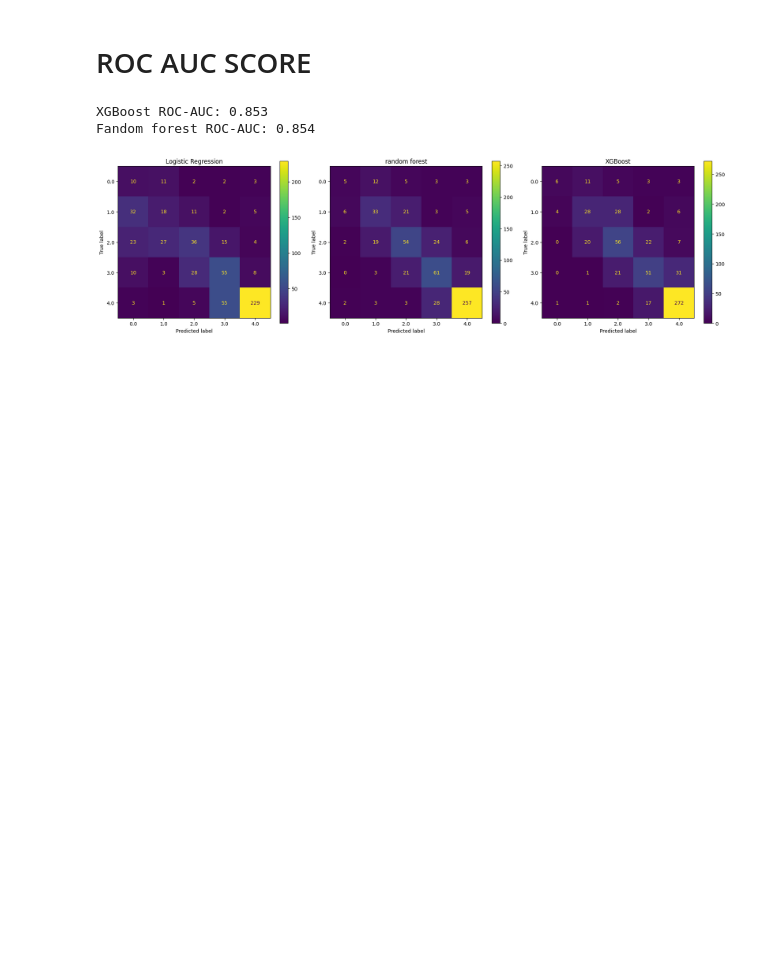
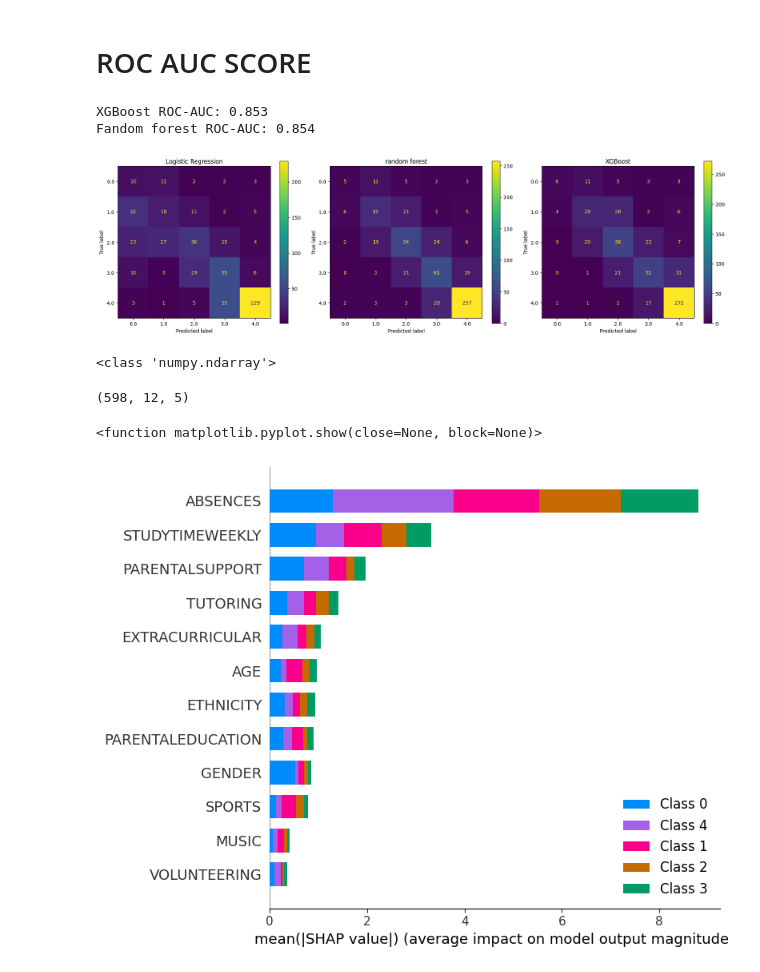
Before and after one commit to Arihant-Golchha/Student-Performance-Predictor, a Jupyter notebook: Student_prediction_model.ipynb, the cells around one changed output. Drawn from its saved outputs; the diff is of its cells as text; code cells hidden in the pictures; blank space fills up the shorter version.

Commit message:
Polished and ploted shap graph

```diff
--- a/Student_prediction_model.ipynb
+++ b/Student_prediction_model.ipynb
@@ -356,3 +355,29 @@ plt.savefig("confusion_matrices.png", dpi = 150)
 plt.show()
 # %% [output]
 [figure]
+# %%
+import shap
+explainer = shap.TreeExplainer(xgb_model)
+shap_values = explainer.shap_values(training_model_test)
+print(type(shap_values))
+# %% [output]
+<class 'numpy.ndarray'>
+# %%
+import numpy as np
+print(np.array(shap_values).shape)
+# %% [output]
+(598, 12, 5)
+# %%
+shap.summary_plot(
+    shap_values,
+    training_model_test,
+    feature_names = training_model_test.columns,
+    plot_type ="bar",
+    show = False
+    )
+plt.tight_layout()
+plt.savefig("summary_plot.png", dpi = 300, bbox_inches="tight")
+plt.show
+# %% [output]
+<function matplotlib.pyplot.show(close=None, block=None)>
+[figure, added]
```
Also changed, not shown: parts of 4 cells of this notebook, 3 other files.
